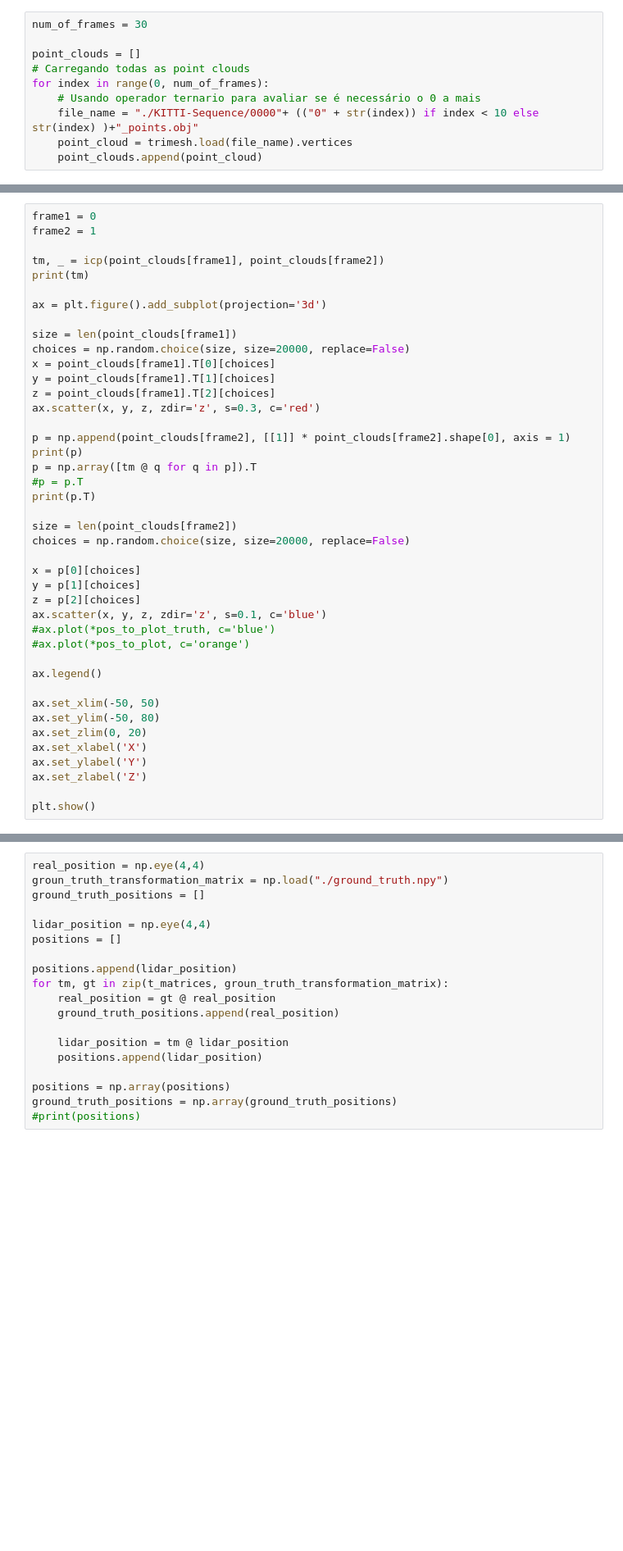
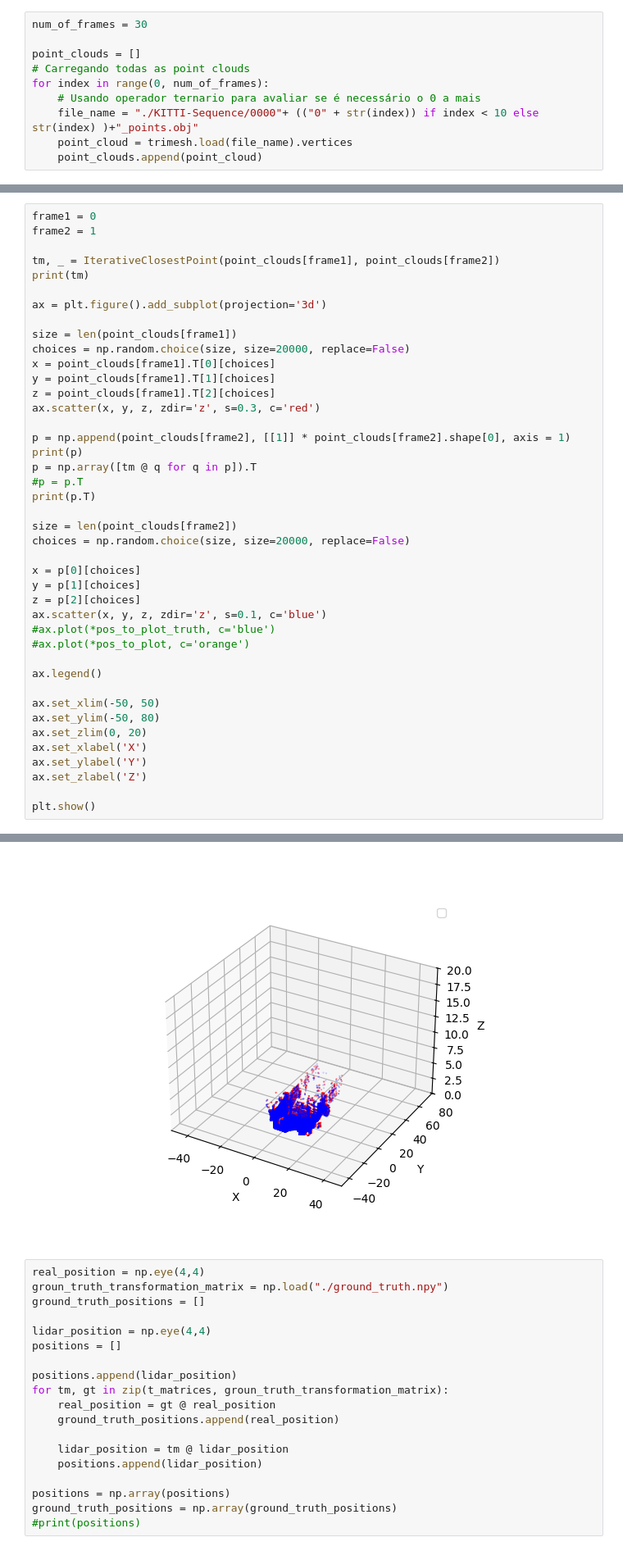
Before and after one commit to Zanchet2020/ICP_python, a Jupyter notebook: Questao_1/Q1.ipynb, the cells around one changed output, grey strips where cells are left out. Shown at 82% size. Drawn from its saved outputs; the diff is of its cells as text; blank space fills up the shorter version.

```diff
--- a/Questao_1/Q1.ipynb
+++ b/Questao_1/Q1.ipynb
@@ -134,7 +267,7 @@ for i in range(num_of_frames - 1):
 frame1 = 0
 frame2 = 1
 
-tm, _ = icp(point_clouds[frame1], point_clouds[frame2])
+tm, _ = IterativeClosestPoint(point_clouds[frame1], point_clouds[frame2])
 print(tm)
 
 ax = plt.figure().add_subplot(projection='3d')
@@ -172,3 +305,4 @@ ax.set_ylabel('Y')
 ax.set_zlabel('Z')
 
 plt.show()
+# %% [output]
@@ -175,3 +327,4 @@ plt.show()
+[figure, added]
 # %%
 real_position = np.eye(4,4)
 groun_truth_transformation_matrix = np.load("./ground_truth.npy")
```
Also changed, not shown: parts of 12 cells of this notebook.
